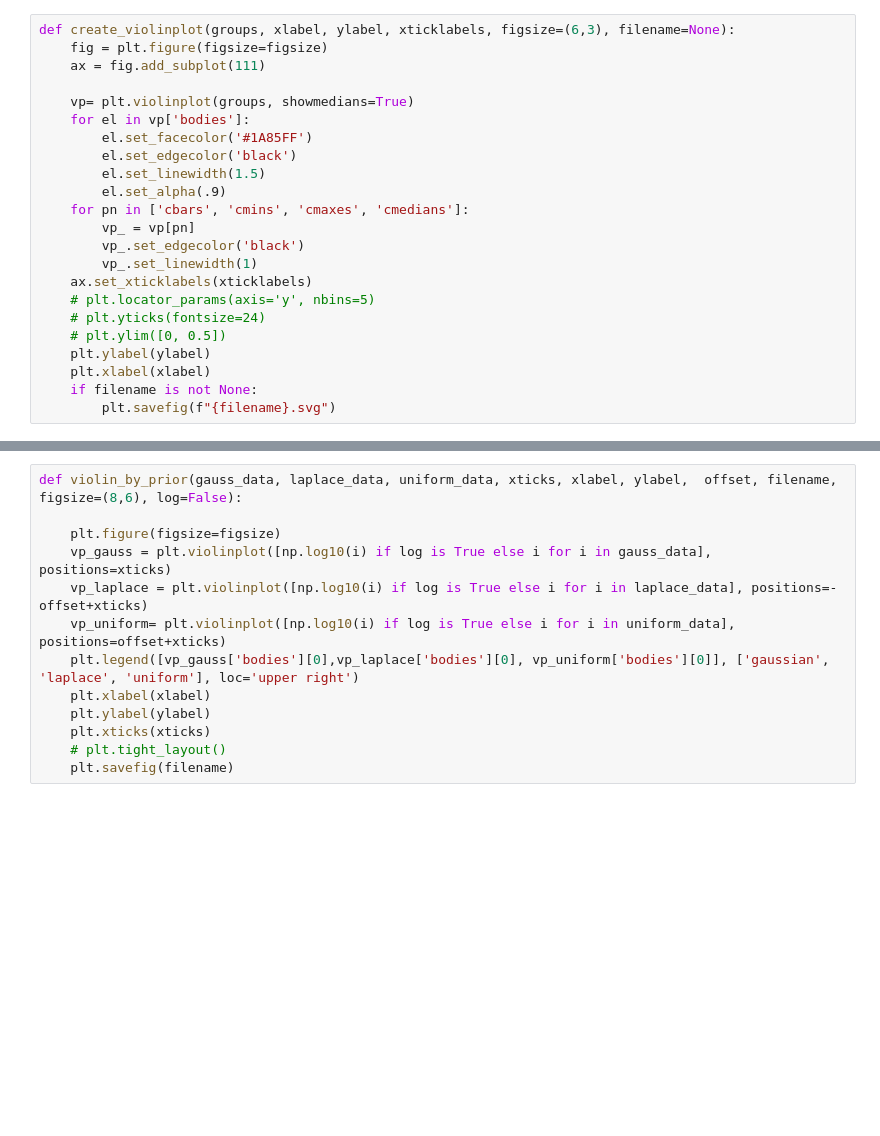
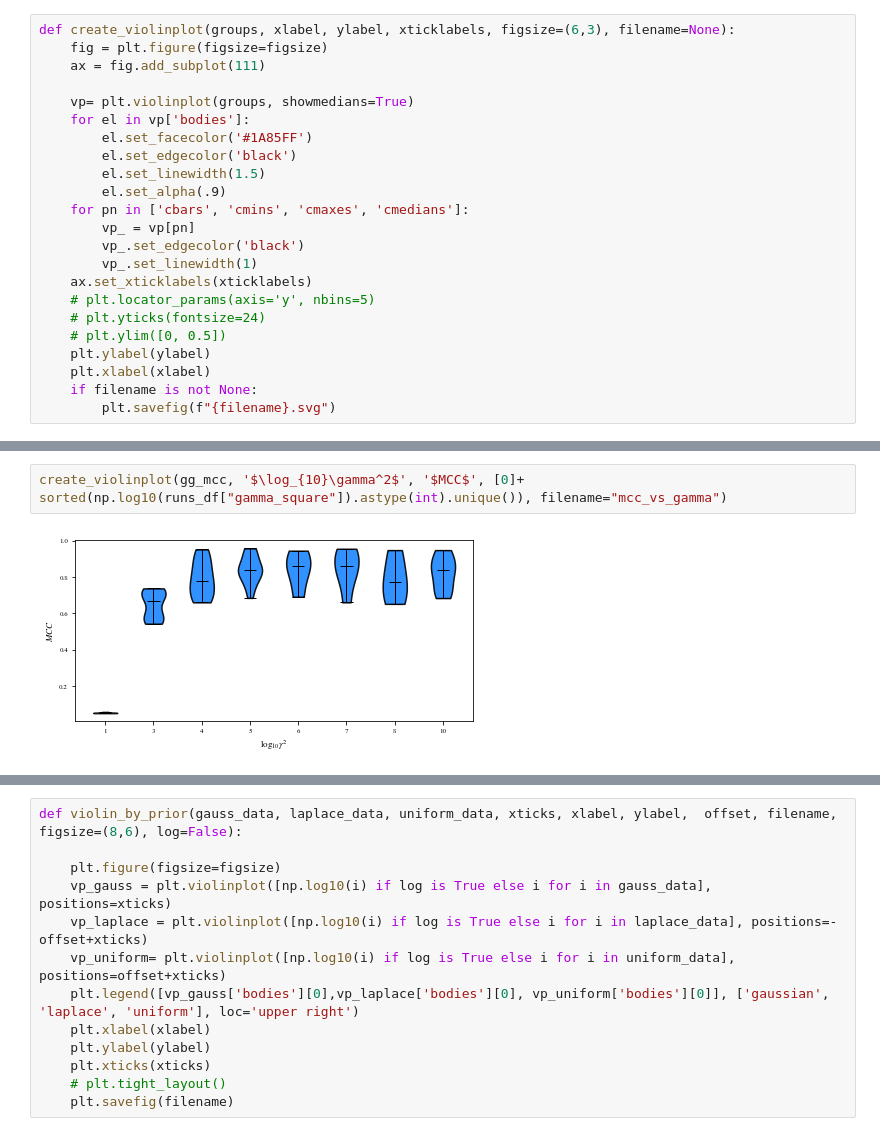
Before and after one commit to rpatrik96/ima-vae, a Jupyter notebook: notebooks/synth_plots.ipynb, the cells around one changed output, grey strips where cells are left out. Saved outputs shown, nothing was run; the diff lists cells and outputs as text; blank space fills up the shorter version.

```diff
--- a/notebooks/synth_plots.ipynb
+++ b/notebooks/synth_plots.ipynb
@@ -260,0 +271,4 @@ def create_violinplot(groups, xlabel, ylabel, xticklabels, figsize=(6,3), filena
+# %%
+create_violinplot(gg_mcc, '$\log_{10}\gamma^2$', '$MCC$', [0]+ sorted(np.log10(runs_df["gamma_square"]).astype(int).unique()), filename="mcc_vs_gamma")
+# %% [output]
+[figure, added]
```
Also changed, not shown: parts of 37 cells of this notebook.
